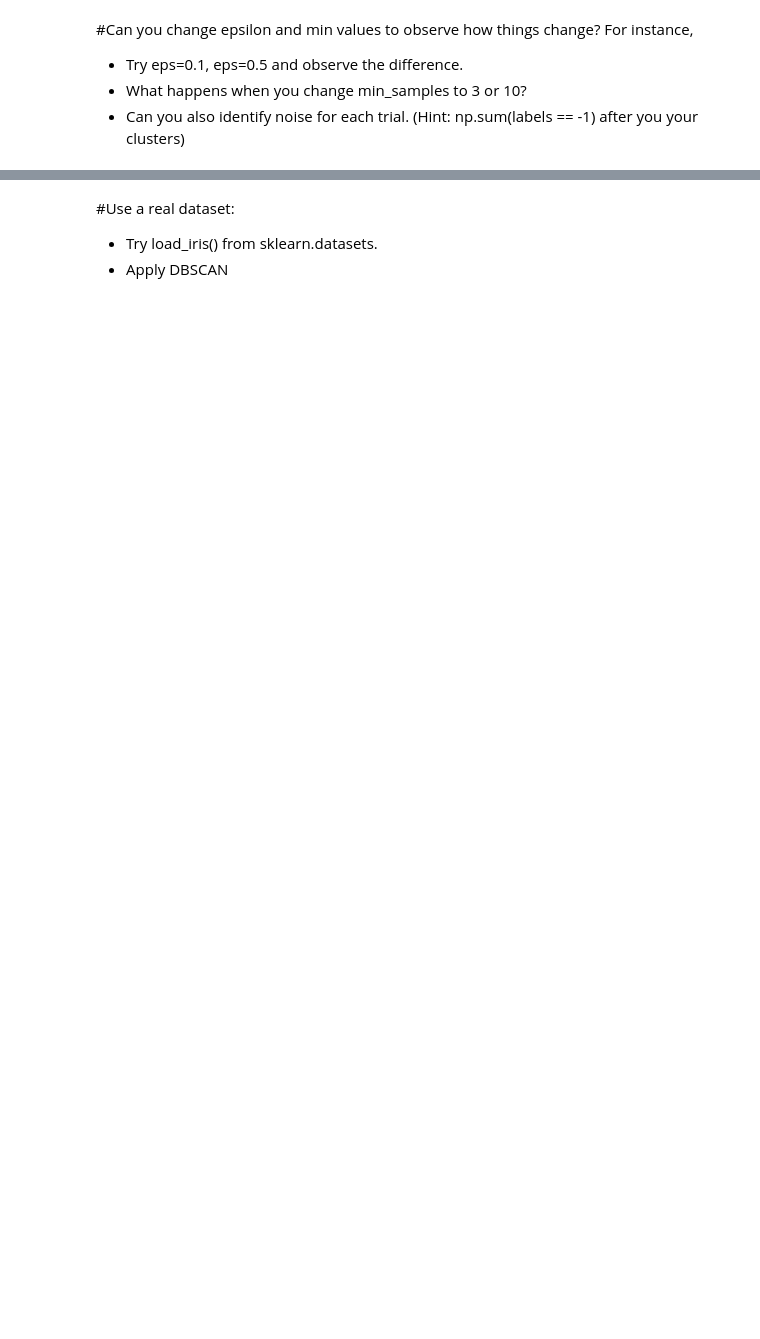
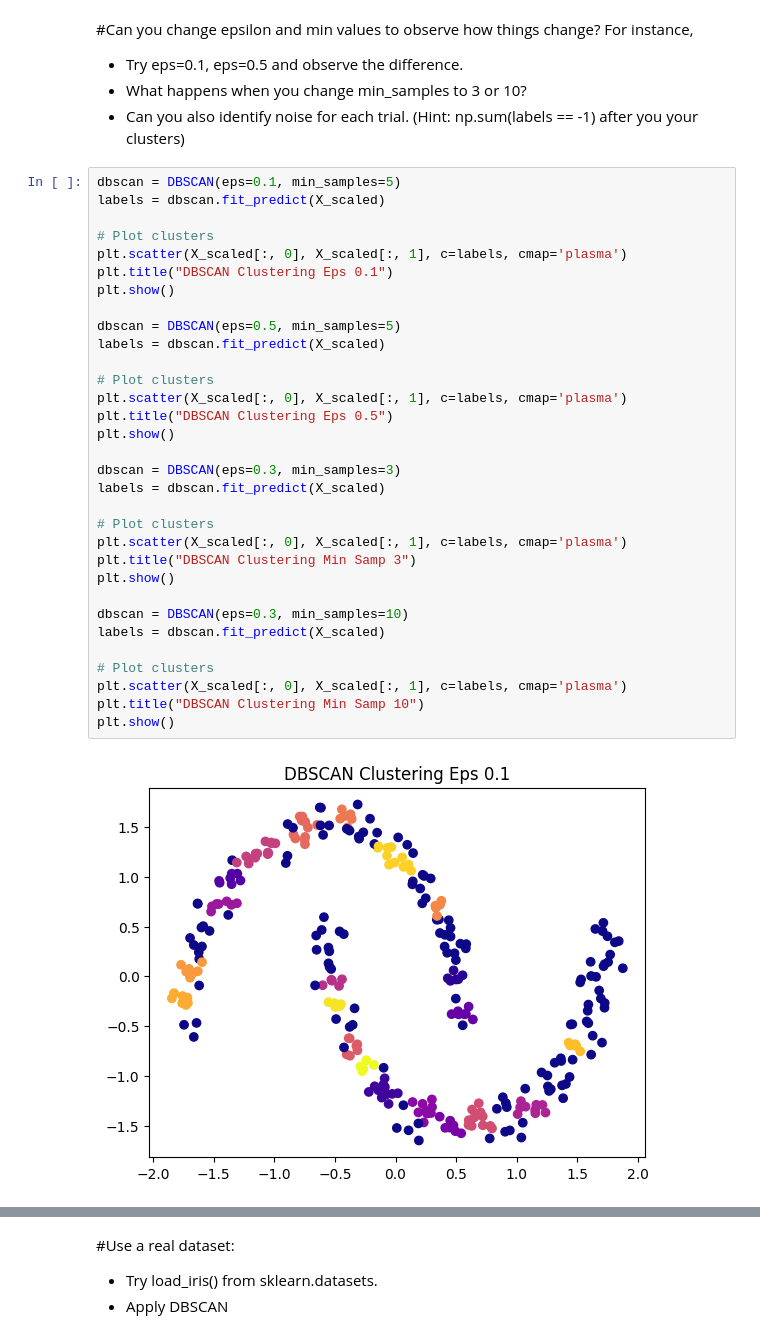
Before and after one commit to zrsteff/CSC587, a Jupyter notebook: Lab 14 - lab_dbscan.ipynb, the cells around one changed output, grey strips where cells are left out. Cells and saved outputs as stored; diff of their text form; blank space fills up the shorter version.

```diff
--- a/Lab 14 - lab_dbscan.ipynb
+++ b/Lab 14 - lab_dbscan.ipynb
@@ -37,3 +46,37 @@ plt.show()
 * Try eps=0.1, eps=0.5 and observe the difference.
 * What happens when you change min_samples to 3 or 10?
 * Can you also identify noise for each trial. (Hint: np.sum(labels == -1) after you your clusters)
+# %%
+dbscan = DBSCAN(eps=0.1, min_samples=5)
+labels = dbscan.fit_predict(X_scaled)
+
+# Plot clusters
+plt.scatter(X_scaled[:, 0], X_scaled[:, 1], c=labels, cmap='plasma')
+plt.title("DBSCAN Clustering Eps 0.1")
+plt.show()
+
+dbscan = DBSCAN(eps=0.5, min_samples=5)
+labels = dbscan.fit_predict(X_scaled)
+
+# Plot clusters
+plt.scatter(X_scaled[:, 0], X_scaled[:, 1], c=labels, cmap='plasma')
+plt.title("DBSCAN Clustering Eps 0.5")
+plt.show()
+
+dbscan = DBSCAN(eps=0.3, min_samples=3)
+labels = dbscan.fit_predict(X_scaled)
+
+# Plot clusters
+plt.scatter(X_scaled[:, 0], X_scaled[:, 1], c=labels, cmap='plasma')
+plt.title("DBSCAN Clustering Min Samp 3")
+plt.show()
+
+dbscan = DBSCAN(eps=0.3, min_samples=10)
+labels = dbscan.fit_predict(X_scaled)
+
+# Plot clusters
+plt.scatter(X_scaled[:, 0], X_scaled[:, 1], c=labels, cmap='plasma')
+plt.title("DBSCAN Clustering Min Samp 10")
+plt.show()
+# %% [output]
+[figure, added]
```
Also changed, not shown: parts of 5 cells of this notebook.
